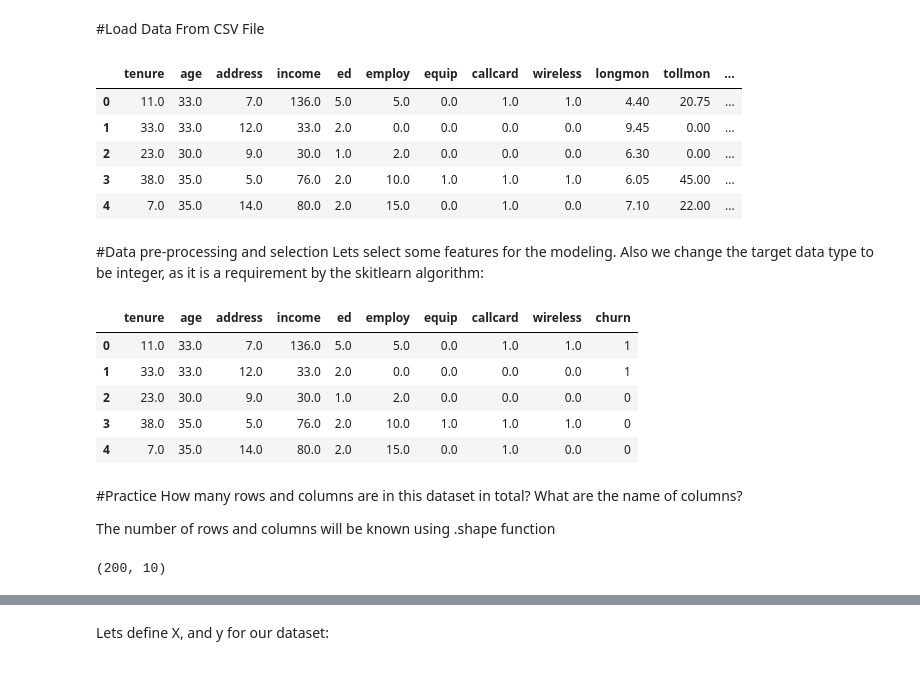
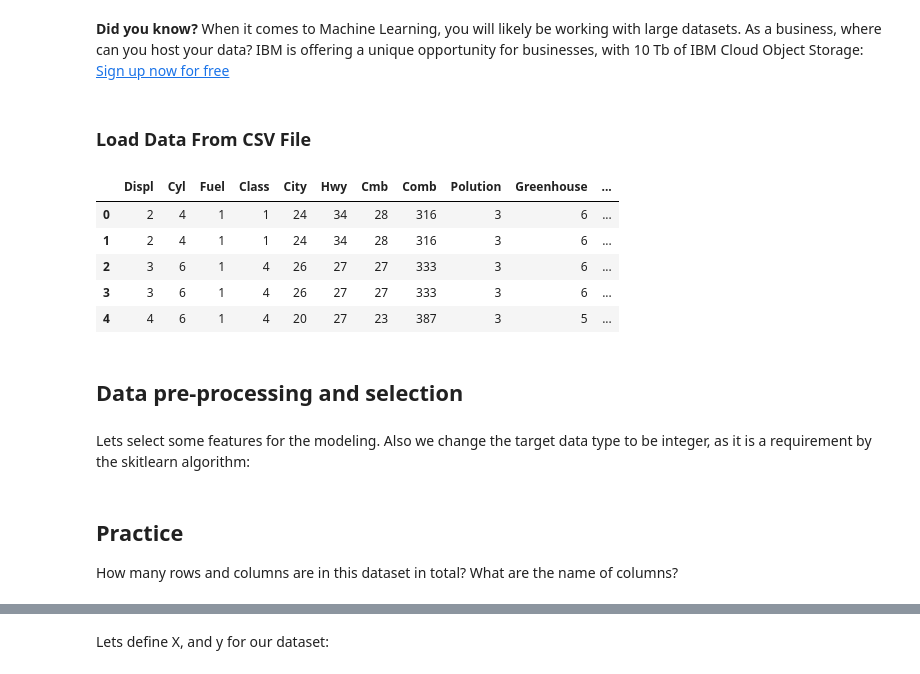
Before and after one commit to gmelaku/GM, a Jupyter notebook: Logistic_Regression.ipynb, the cells around one changed output, grey strips where cells are left out. Saved outputs shown, nothing was run; the diff lists cells and outputs as text; code cells hidden in the pictures.

```diff
--- a/Logistic_Regression.ipynb
+++ b/Logistic_Regression.ipynb
@@ -81,35 +90,21 @@ ChurnData.csv       100%[===================>]  35.30K  --.-KB/s    in 0.08s
+# %% [markdown]
+__Did you know?__ When it comes to Machine Learning, you will likely be working with large datasets. As a business, where can you host your data? IBM is offering a unique opportunity for businesses, with 10 Tb of IBM Cloud Object Storage: [Sign up now for free](http://cocl.us/ML0101EN-IBM-Offer-CC)
 # %% [markdown]
-#Load Data From CSV File
+### Load Data From CSV File
 # %%
-churn_df = pd.read_csv("ChurnData.csv")
-churn_df.head()
+Vehicle_df = pd.read_csv("Vehicle.csv")
+Vehicle_df.head()
 # %% [output]
-|  | tenure | age | address | income | ed | employ | equip | callcard | wireless | longmon | tollmon | ... |
-| 0 | 11.0 | 33.0 | 7.0 | 136.0 | 5.0 | 5.0 | 0.0 | 1.0 | 1.0 | 4.40 | 20.75 | ... |
-| 1 | 33.0 | 33.0 | 12.0 | 33.0 | 2.0 | 0.0 | 0.0 | 0.0 | 0.0 | 9.45 | 0.00 | ... |
-| 2 | 23.0 | 30.0 | 9.0 | 30.0 | 1.0 | 2.0 | 0.0 | 0.0 | 0.0 | 6.30 | 0.00 | ... |
-| 3 | 38.0 | 35.0 | 5.0 | 76.0 | 2.0 | 10.0 | 1.0 | 1.0 | 1.0 | 6.05 | 45.00 | ... |
-| 4 | 7.0 | 35.0 | 14.0 | 80.0 | 2.0 | 15.0 | 0.0 | 1.0 | 0.0 | 7.10 | 22.00 | ... |
+|  | Displ | Cyl | Fuel | Class | City | Hwy | Cmb | Comb | Polution | Greenhouse | ... |
+| 0 | 2 | 4 | 1 | 1 | 24 | 34 | 28 | 316 | 3 | 6 | ... |
+| 1 | 2 | 4 | 1 | 1 | 24 | 34 | 28 | 316 | 3 | 6 | ... |
+| 2 | 3 | 6 | 1 | 4 | 26 | 27 | 27 | 333 | 3 | 6 | ... |
+| 3 | 3 | 6 | 1 | 4 | 26 | 27 | 27 | 333 | 3 | 6 | ... |
+| 4 | 4 | 6 | 1 | 4 | 20 | 27 | 23 | 387 | 3 | 5 | ... |
+# %% [markdown]
+<h2 id="preprocessing">Data pre-processing and selection</h2>
 # %% [markdown]
-#Data pre-processing and selection
-Lets select some features for the modeling. Also we change the target data type to be integer, as it is a requirement by the skitlearn algorithm:
+Lets select some features for the modeling. Also we change the target data type to be integer, as it is a requirement  by the skitlearn algorithm:
-# %%
-churn_df = churn_df[['tenure', 'age', 'address', 'income', 'ed', 'employ', 'equip',   'callcard', 'wireless','churn']]
-churn_df['churn'] = churn_df['churn'].astype('int')
-churn_df.head()
-# %% [output]
-|  | tenure | age | address | income | ed | employ | equip | callcard | wireless | churn |
-| 0 | 11.0 | 33.0 | 7.0 | 136.0 | 5.0 | 5.0 | 0.0 | 1.0 | 1.0 | 1 |
-| 1 | 33.0 | 33.0 | 12.0 | 33.0 | 2.0 | 0.0 | 0.0 | 0.0 | 0.0 | 1 |
-| 2 | 23.0 | 30.0 | 9.0 | 30.0 | 1.0 | 2.0 | 0.0 | 0.0 | 0.0 | 0 |
-| 3 | 38.0 | 35.0 | 5.0 | 76.0 | 2.0 | 10.0 | 1.0 | 1.0 | 1.0 | 0 |
-| 4 | 7.0 | 35.0 | 14.0 | 80.0 | 2.0 | 15.0 | 0.0 | 1.0 | 0.0 | 0 |
 # %% [markdown]
-#Practice
+## Practice
 How many rows and columns are in this dataset in total? What are the name of columns?
-
-The number of rows and columns will be known using .shape function
-# %%
-churn_df.shape
-# %% [output]
-(200, 10)
```
Also changed, not shown: parts of 40 cells of this notebook.
